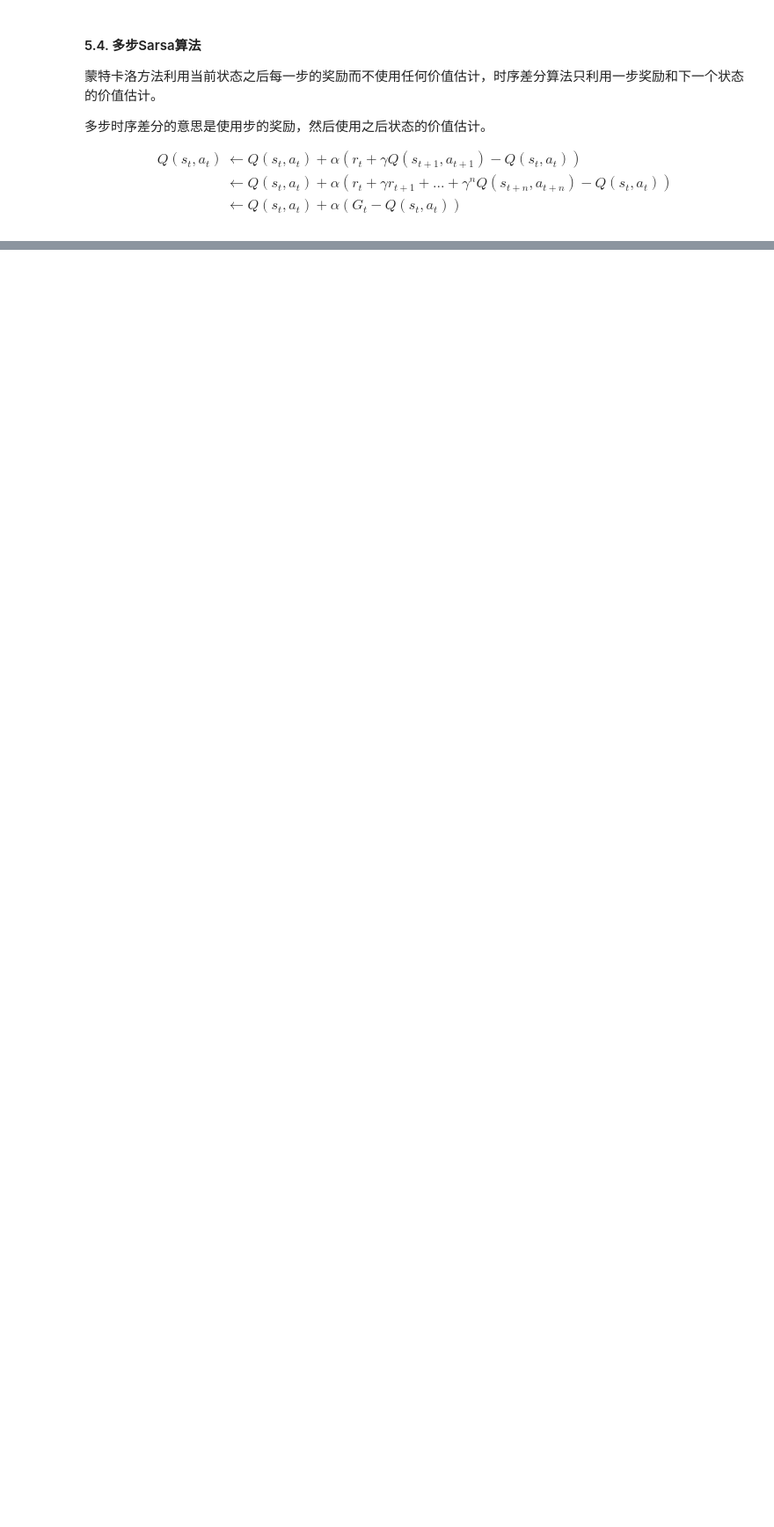
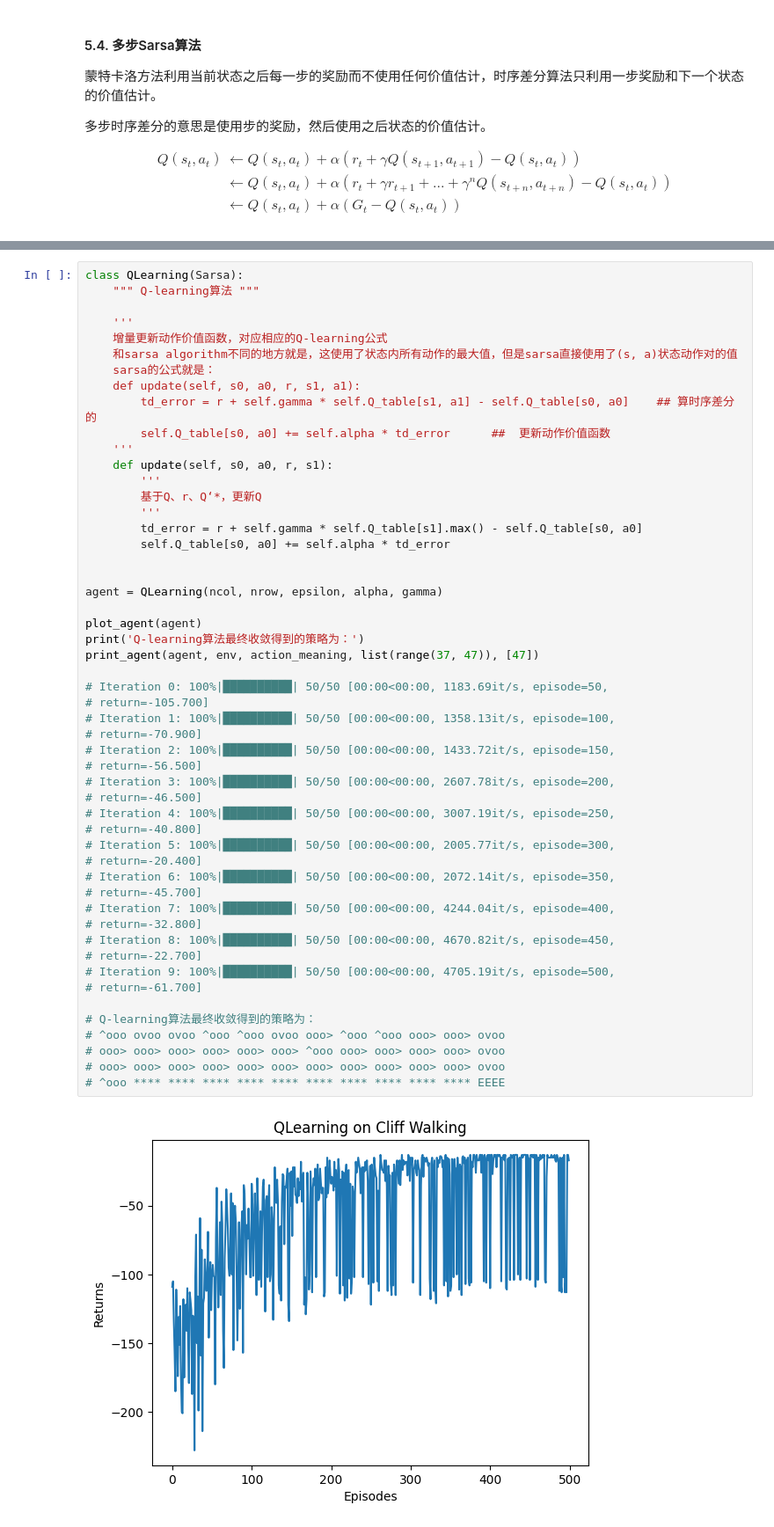
Before and after one commit to lanceyliao/Hands-on-RL, a Jupyter notebook: 合集.ipynb, the cells around one changed output, grey strips where cells are left out. Shown at 88% size. Drawn from its saved outputs; the diff is of its cells as text; blank space fills up the shorter version.

```diff
--- a/合集.ipynb
+++ b/合集.ipynb
@@ -1563,0 +1542,54 @@ ooo> ooo> ooo> ooo> ooo> ooo> ooo> ooo> ooo> ooo> ooo> ovoo
+# %%
+class QLearning(Sarsa):
+    """ Q-learning算法 """
+
+    '''
+    增量更新动作价值函数，对应相应的Q-learning公式
+    和sarsa algorithm不同的地方就是，这使用了状态内所有动作的最大值，但是sarsa直接使用了(s, a)状态动作对的值
+    sarsa的公式就是：
+    def update(self, s0, a0, r, s1, a1):
+        td_error = r + self.gamma * self.Q_table[s1, a1] - self.Q_table[s0, a0]    ## 算时序差分的
+        self.Q_table[s0, a0] += self.alpha * td_error      ##  更新动作价值函数
+    '''
+    def update(self, s0, a0, r, s1):
+        '''
+        基于Q、r、Q‘*，更新Q
+        '''
+        td_error = r + self.gamma * self.Q_table[s1].max() - self.Q_table[s0, a0]
+        self.Q_table[s0, a0] += self.alpha * td_error
+
+
+agent = QLearning(ncol, nrow, epsilon, alpha, gamma)
+
+plot_agent(agent)
+print('Q-learning算法最终收敛得到的策略为：')
+print_agent(agent, env, action_meaning, list(range(37, 47)), [47])
+
+# Iteration 0: 100%|██████████| 50/50 [00:00<00:00, 1183.69it/s, episode=50,
+# return=-105.700]
+# Iteration 1: 100%|██████████| 50/50 [00:00<00:00, 1358.13it/s, episode=100,
+# return=-70.900]
+# Iteration 2: 100%|██████████| 50/50 [00:00<00:00, 1433.72it/s, episode=150,
+# return=-56.500]
+# Iteration 3: 100%|██████████| 50/50 [00:00<00:00, 2607.78it/s, episode=200,
+# return=-46.500]
+# Iteration 4: 100%|██████████| 50/50 [00:00<00:00, 3007.19it/s, episode=250,
+# return=-40.800]
+# Iteration 5: 100%|██████████| 50/50 [00:00<00:00, 2005.77it/s, episode=300,
+# return=-20.400]
+# Iteration 6: 100%|██████████| 50/50 [00:00<00:00, 2072.14it/s, episode=350,
+# return=-45.700]
+# Iteration 7: 100%|██████████| 50/50 [00:00<00:00, 4244.04it/s, episode=400,
+# return=-32.800]
+# Iteration 8: 100%|██████████| 50/50 [00:00<00:00, 4670.82it/s, episode=450,
+# return=-22.700]
+# Iteration 9: 100%|██████████| 50/50 [00:00<00:00, 4705.19it/s, episode=500,
+# return=-61.700]
+
+# Q-learning算法最终收敛得到的策略为：
+# ^ooo ovoo ovoo ^ooo ^ooo ovoo ooo> ^ooo ^ooo ooo> ooo> ovoo
+# ooo> ooo> ooo> ooo> ooo> ooo> ^ooo ooo> ooo> ooo> ooo> ovoo
+# ooo> ooo> ooo> ooo> ooo> ooo> ooo> ooo> ooo> ooo> ooo> ovoo
+# ^ooo **** **** **** **** **** **** **** **** **** **** EEEE
+# %% [output]
+[figure, added]
```
Also changed, not shown: parts of 24 cells of this notebook, 2 other files.
